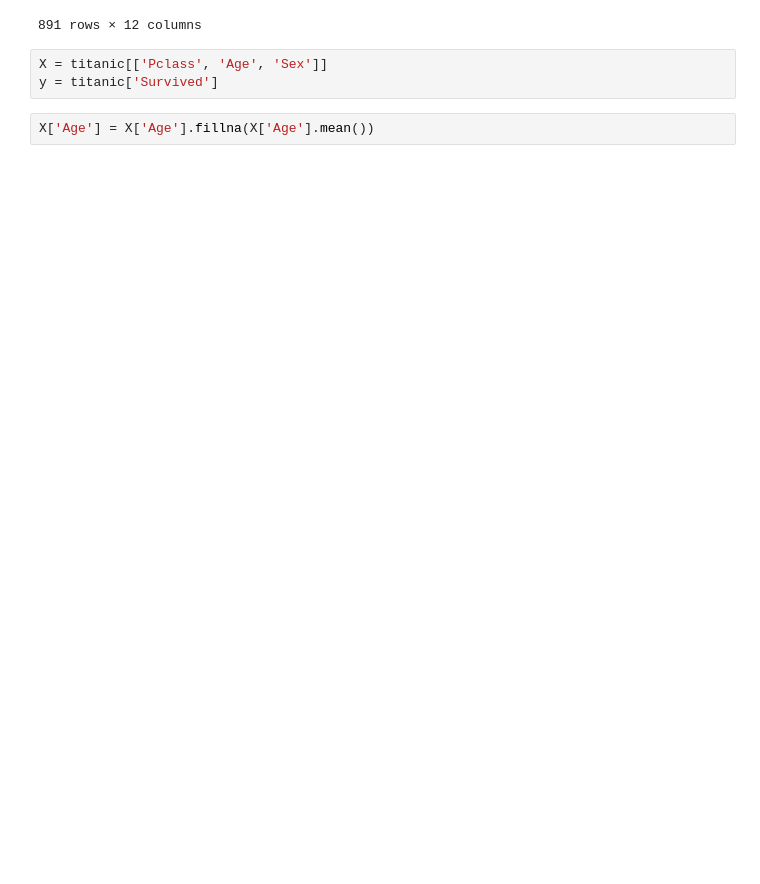
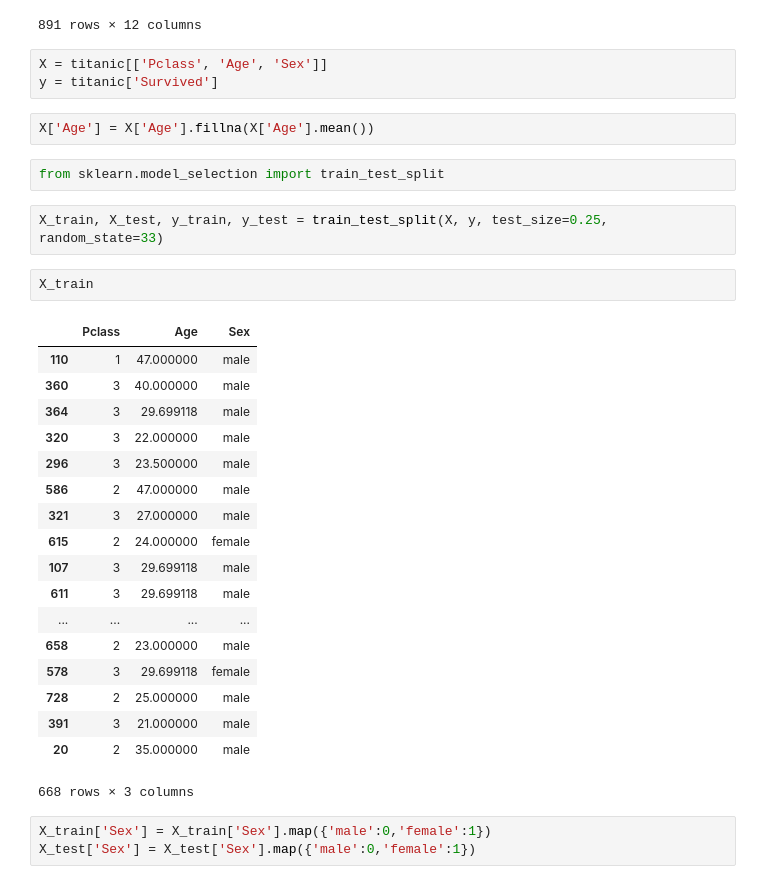
Before and after one commit to Cuda-Chen/machine-learning-note, a Jupyter notebook: xgboost-example/xgboost_example.ipynb, the cells around one changed output. Cells and saved outputs as stored; diff of their text form; blank space fills up the shorter version.

```diff
--- a/xgboost-example/xgboost_example.ipynb
+++ b/xgboost-example/xgboost_example.ipynb
@@ -29,3 +29,31 @@ X = titanic[['Pclass', 'Age', 'Sex']]
 y = titanic['Survived']
 # %%
 X['Age'] = X['Age'].fillna(X['Age'].mean())
+# %%
+from sklearn.model_selection import train_test_split
+# %%
+X_train, X_test, y_train, y_test = train_test_split(X, y, test_size=0.25, random_state=33)
+# %%
+X_train
+# %% [output]
+|  | Pclass | Age | Sex |
+| 110 | 1 | 47.000000 | male |
+| 360 | 3 | 40.000000 | male |
+| 364 | 3 | 29.699118 | male |
+| 320 | 3 | 22.000000 | male |
+| 296 | 3 | 23.500000 | male |
+| 586 | 2 | 47.000000 | male |
+| 321 | 3 | 27.000000 | male |
+| 615 | 2 | 24.000000 | female |
+| 107 | 3 | 29.699118 | male |
+| 611 | 3 | 29.699118 | male |
+| ... | ... | ... | ... |
+| 658 | 2 | 23.000000 | male |
+| 578 | 3 | 29.699118 | female |
+| 728 | 2 | 25.000000 | male |
+| 391 | 3 | 21.000000 | male |
+| 20 | 2 | 35.000000 | male |
+668 rows × 3 columns
+# %%
+X_train['Sex'] = X_train['Sex'].map({'male':0,'female':1})
+X_test['Sex'] = X_test['Sex'].map({'male':0,'female':1})
```
Also changed, not shown: parts of 9 cells of this notebook, 1 other file.
